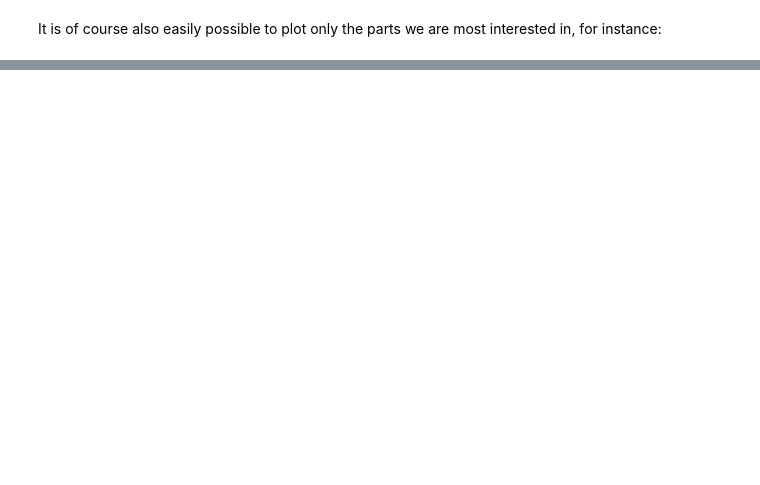
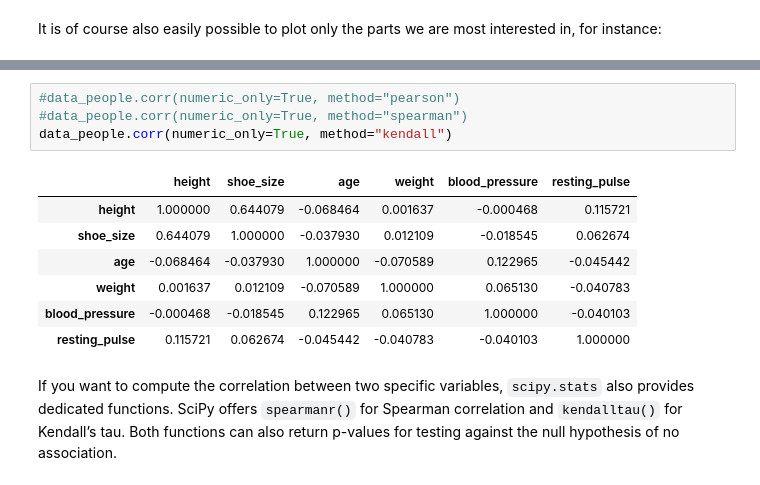
Before and after one commit to florian-huber/data_science_course, a Jupyter notebook: notebooks/11_correlation_analysis.ipynb, the cells around one changed output, grey strips where cells are left out. Cells and saved outputs as stored; diff of their text form; blank space fills up the shorter version.

Commit message:
larger edit of correlation chapter text (plus extra material)

```diff
--- a/notebooks/11_correlation_analysis.ipynb
+++ b/notebooks/11_correlation_analysis.ipynb
@@ -415,0 +479,14 @@ Things become a tad more complex, as there isn't one definitive path from identi
+# %%
+#data_people.corr(numeric_only=True, method="pearson")
+#data_people.corr(numeric_only=True, method="spearman")
+data_people.corr(numeric_only=True, method="kendall")
+# %% [output]
+|  | height | shoe_size | age | weight | blood_pressure | resting_pulse |
+| height | 1.000000 | 0.644079 | -0.068464 | 0.001637 | -0.000468 | 0.115721 |
+| shoe_size | 0.644079 | 1.000000 | -0.037930 | 0.012109 | -0.018545 | 0.062674 |
+| age | -0.068464 | -0.037930 | 1.000000 | -0.070589 | 0.122965 | -0.045442 |
+| weight | 0.001637 | 0.012109 | -0.070589 | 1.000000 | 0.065130 | -0.040783 |
+| blood_pressure | -0.000468 | -0.018545 | 0.122965 | 0.065130 | 1.000000 | -0.040103 |
+| resting_pulse | 0.115721 | 0.062674 | -0.045442 | -0.040783 | -0.040103 | 1.000000 |
+# %% [markdown]
+If you want to compute the correlation between two specific variables, `scipy.stats` also provides dedicated functions. SciPy offers `spearmanr()` for Spearman correlation and `kendalltau()` for Kendall’s tau. Both functions can also return p-values for testing against the null hypothesis of no association.
```
Also changed, not shown: parts of 19 cells of this notebook, 1 other file.
